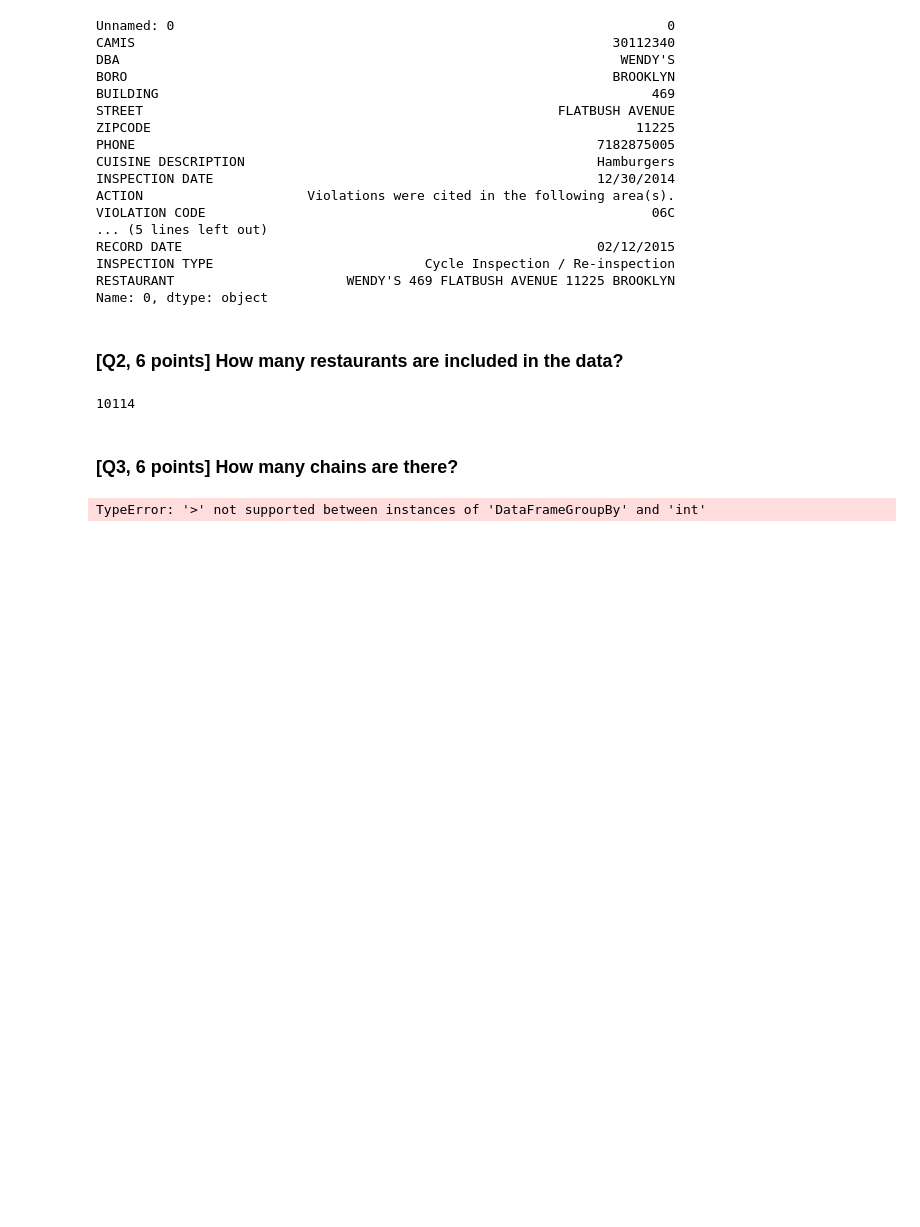
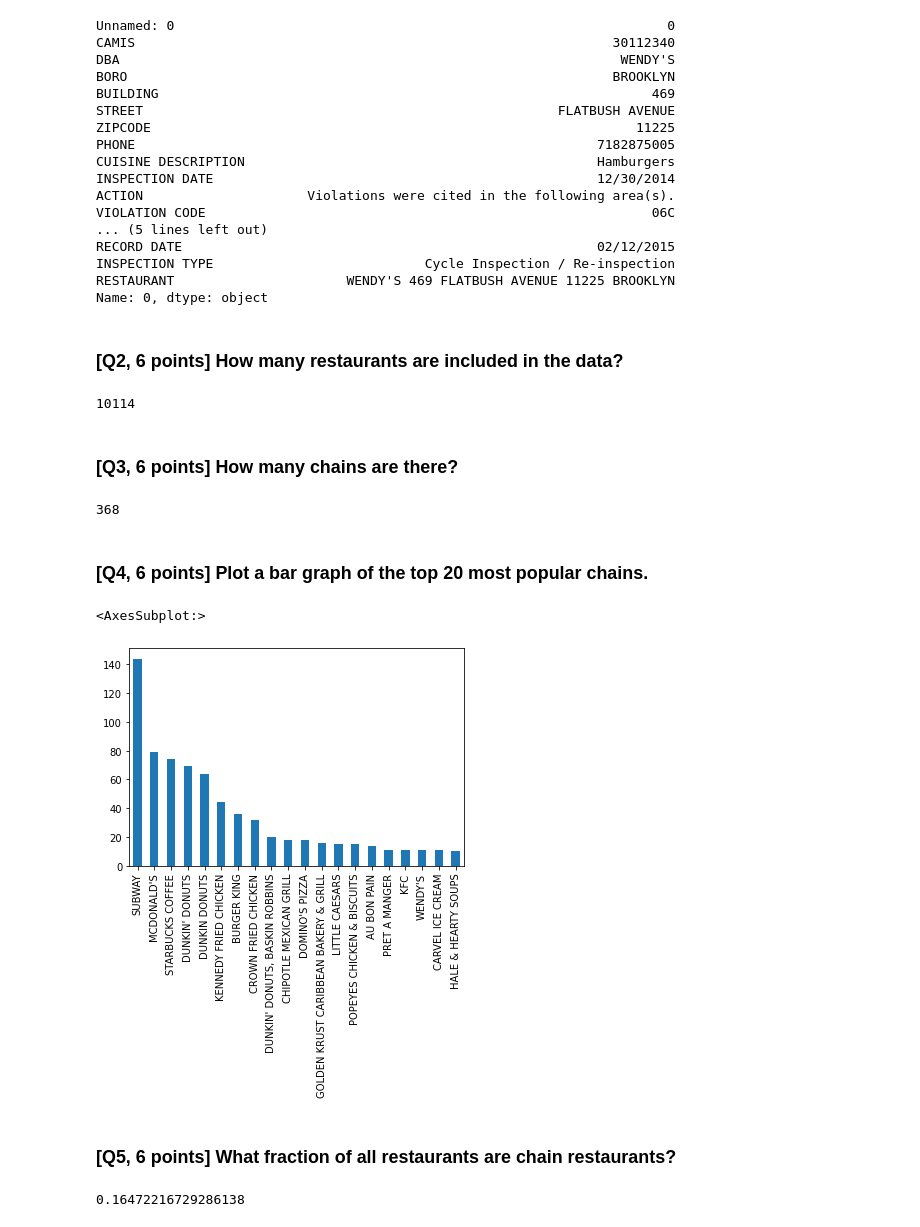
Before and after one commit to averyshepherd/MISs381N-hw2, a Jupyter notebook: HW2.ipynb, the cells around one changed output. Cells and saved outputs as stored; diff of their text form; code cells hidden in the pictures; blank space fills up the shorter version.

```diff
--- a/HW2.ipynb
+++ b/HW2.ipynb
@@ -59,8 +59,23 @@ len(df['RESTAURANT'].drop_duplicates())
 10114
 # %% [markdown]
 ### [Q3, 6 points] How many chains are there?
-# %%
-all_chains = df[['DBA','RESTAURANT']].drop_duplicates()
-mask = all_chains
-# %% [output]
-TypeError: '>' not supported between instances of 'DataFrameGroupBy' and 'int'
+# %%
+mask = df[['DBA','RESTAURANT']].drop_duplicates()['DBA'].value_counts() > 1
+resturaunts = df[['DBA','RESTAURANT']].drop_duplicates()['DBA'].value_counts()
+chains = resturaunts[mask]
+len(chains)
+# %% [output]
+368
+# %% [markdown]
+### [Q4, 6 points] Plot a bar graph of the top 20 most popular chains.
+# %%
+chains.iloc[:20].plot(kind = 'bar')
+# %% [output]
+<AxesSubplot:>
+[figure, added]
+# %% [markdown]
+### [Q5, 6 points] What fraction of all restaurants are chain restaurants?
+# %%
+sum(chains) / sum(resturaunts)
+# %% [output]
+0.16472216729286138
```
Also changed, not shown: parts of 11 cells of this notebook.
